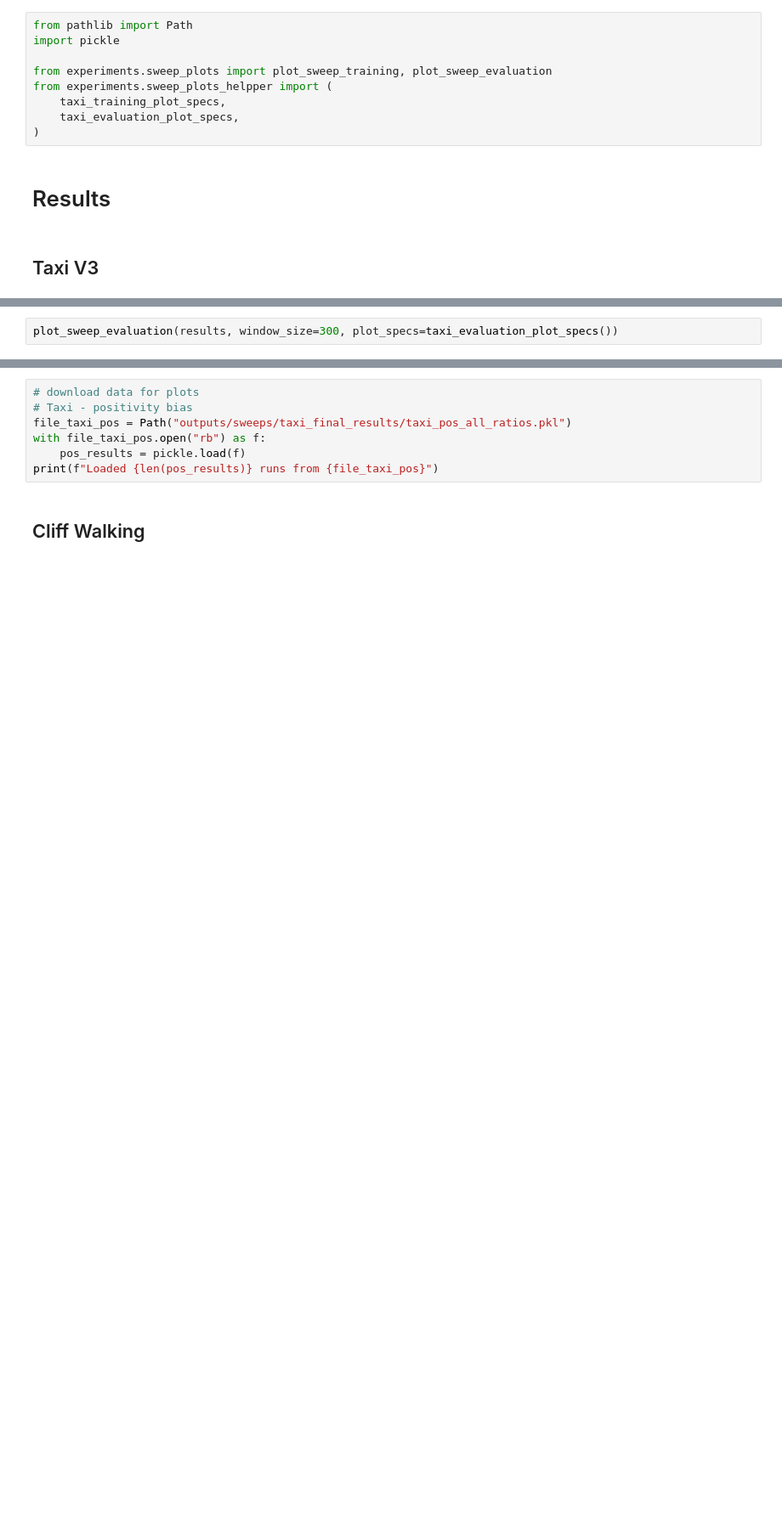
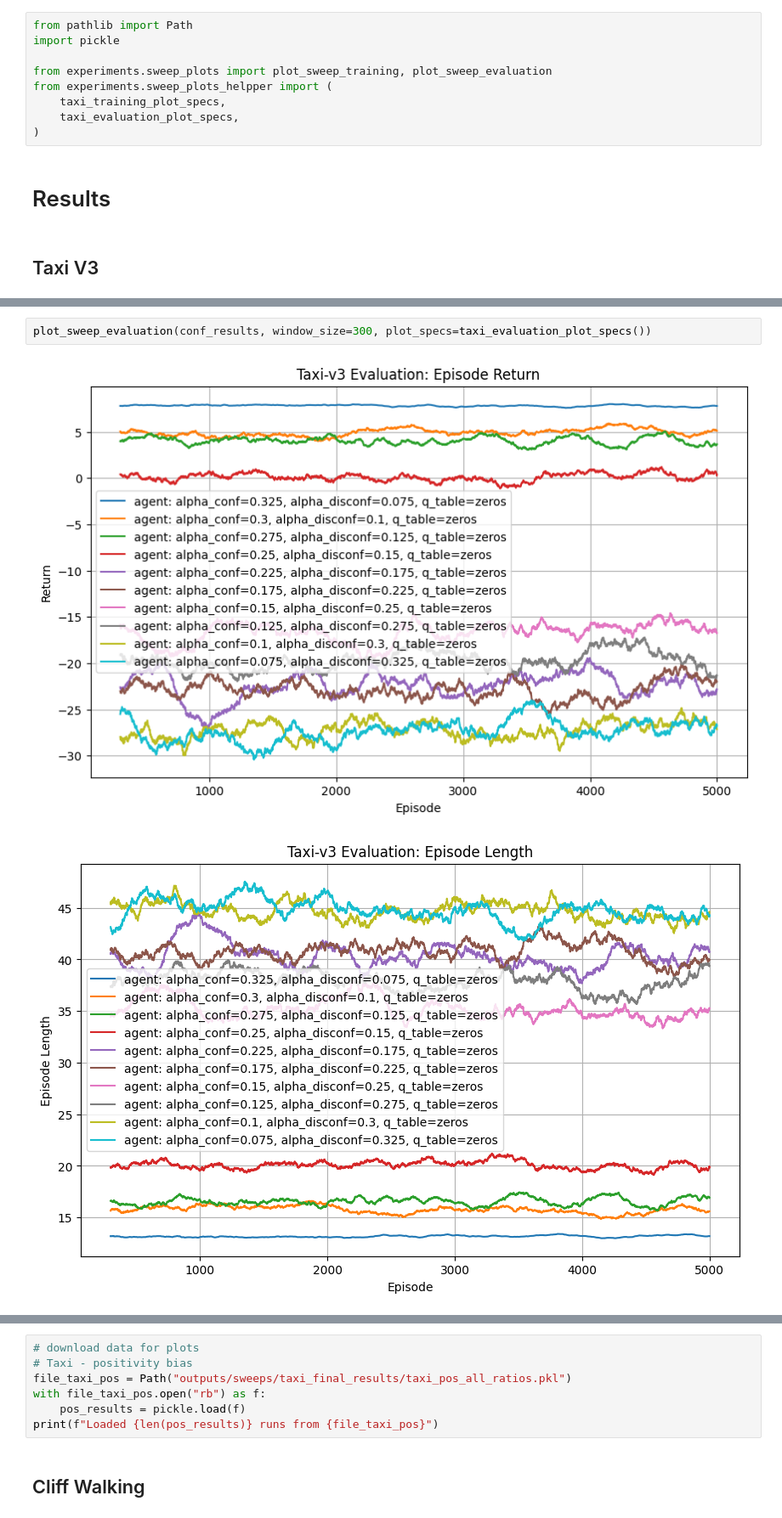
Before and after one commit to kallioaa/frustration_msc, a Jupyter notebook: src/prod_notebooks/assymetric_rl/thesis_plots.ipynb, the cells around one changed output, grey strips where cells are left out. Shown at 85% size. Saved outputs shown, nothing was run; the diff lists cells and outputs as text; blank space fills up the shorter version.

Commit message:
updates to plotting and updated to noteboos

```diff
--- a/src/prod_notebooks/assymetric_rl/thesis_plots.ipynb
+++ b/src/prod_notebooks/assymetric_rl/thesis_plots.ipynb
@@ -41,2 +36,5 @@ TypeError: 'PosixPath' object is not iterable
 # %%
-plot_sweep_evaluation(results, window_size=300, plot_specs=taxi_evaluation_plot_specs())
+plot_sweep_evaluation(conf_results, window_size=300, plot_specs=taxi_evaluation_plot_specs())
+# %% [output]
+[figure, added]
+[figure, added]
```
Also changed, not shown: parts of 5 cells of this notebook, 3 other files.
